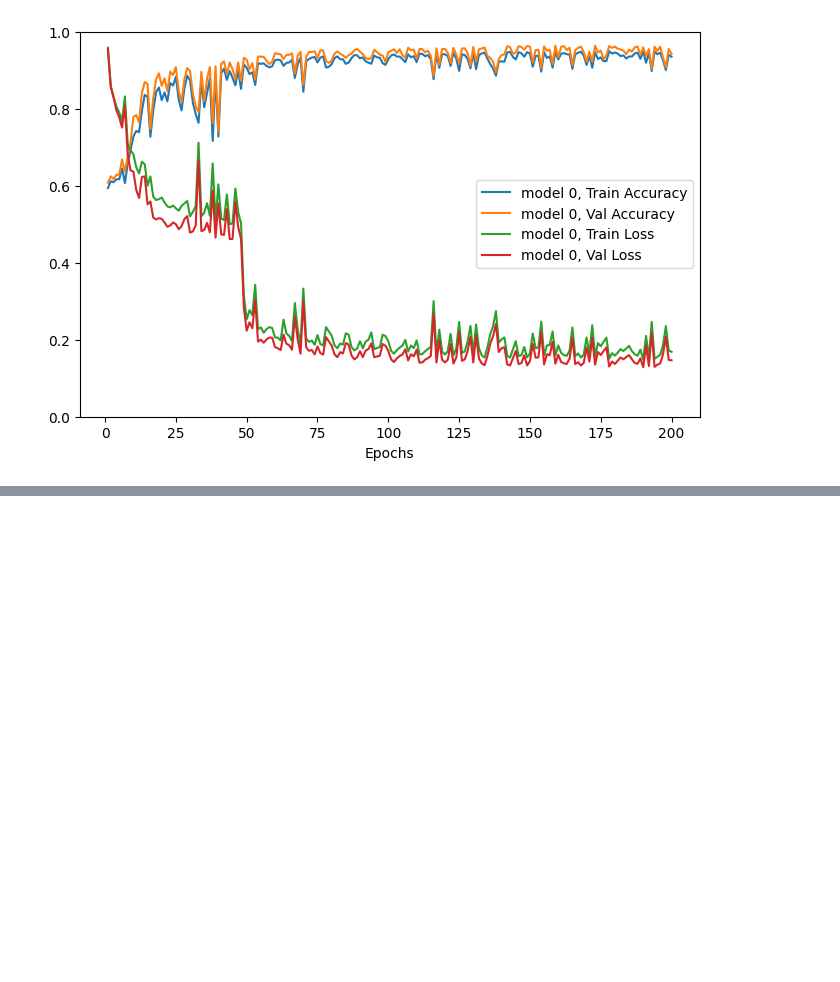
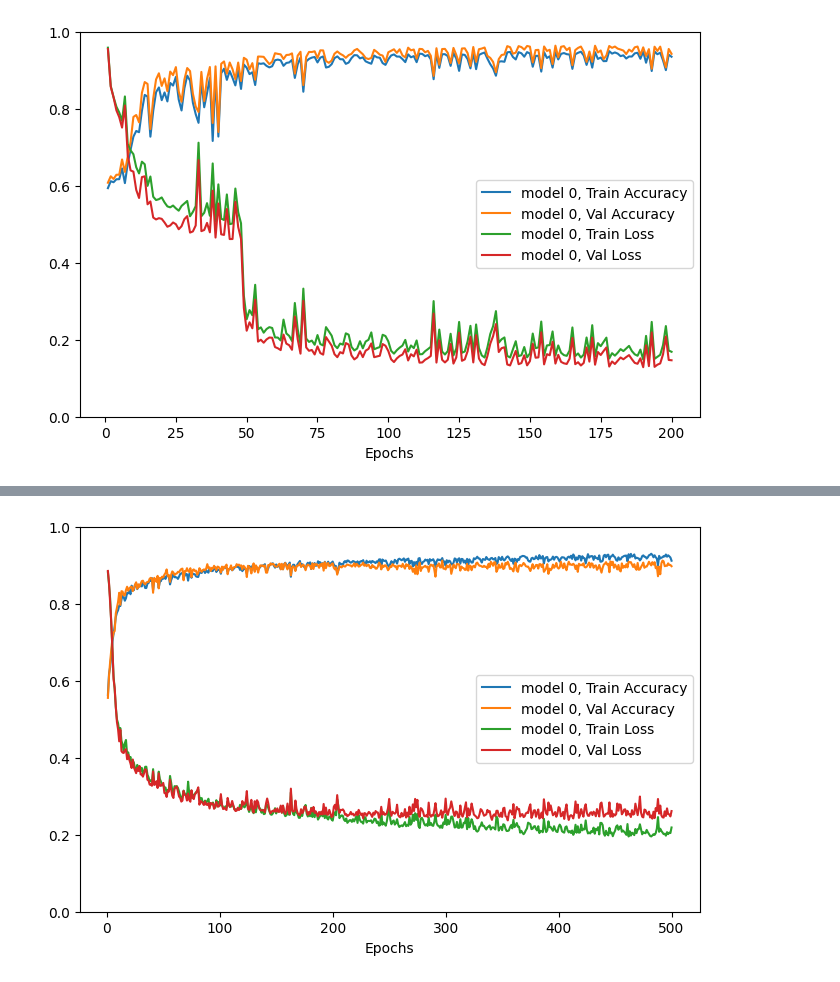
Before and after one commit to GuiMacielPereira/sensor_ML, a Jupyter notebook: data_processing/lstm_pytorch.sync.ipynb, the cells around one changed output, grey strips where cells are left out. Cells and saved outputs as stored; diff of their text form; code cells hidden in the pictures; blank space fills up the shorter version.

Commit message:
Introduced simpler cnn_lstm_simpler that gives much better results (on par with using a single cnn alone)

```diff
--- a/data_processing/lstm_pytorch.sync.ipynb
+++ b/data_processing/lstm_pytorch.sync.ipynb
@@ -164,3 +164,16 @@ Loading best weights for lowest validation loss=0.129 ...
 Test Accuracy:
 Model 0: 95.6%
 [figure]
+# %%
+# Look at simpler cnn_lstm
+import torch.nn as nn
+from torch.autograd import Variable
+import torch
+from core_functions import Data, Trainer, plot_train, test_accuracy
+from networks import cnn_lstm_simpler
+dataPath = "./second_collection_triggs_rels_32.npz"
+D = Data(dataPath, triggers=True, releases=False)
+D.split()
+D.normalize()
+D.tensors_to_device()
+D.print_shapes()
@@ -166,0 +195,9 @@ Model 0: 95.6%
+# %%
+model = cnn_lstm_simpler(n_ch=2, hidden_lstm=16, out_size=3)
+T = Trainer(D)
+T.setup(model, learning_rate=1e-2, weight_decay=1e-3, batch_size=2*256, max_epochs=500, verbose=True)
+T.train_model(model)
+
+plot_train([T])
+test_accuracy([D], [model])
+# %% [output]
@@ -167 +221,2 @@ Model 0: 95.6%
+[figure, added]
 # %%
```
Also changed, not shown: parts of 7 cells of this notebook, 3 other files.
